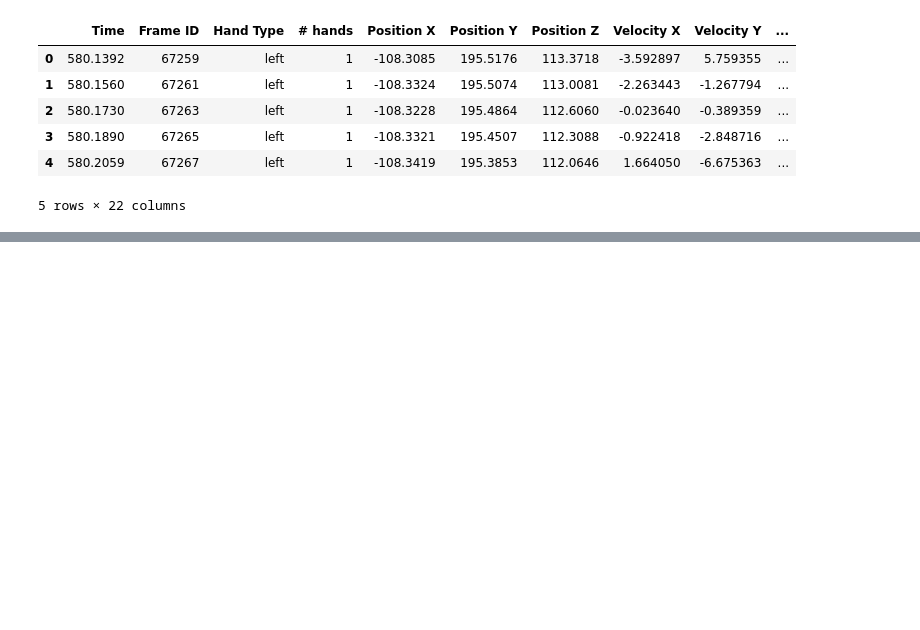
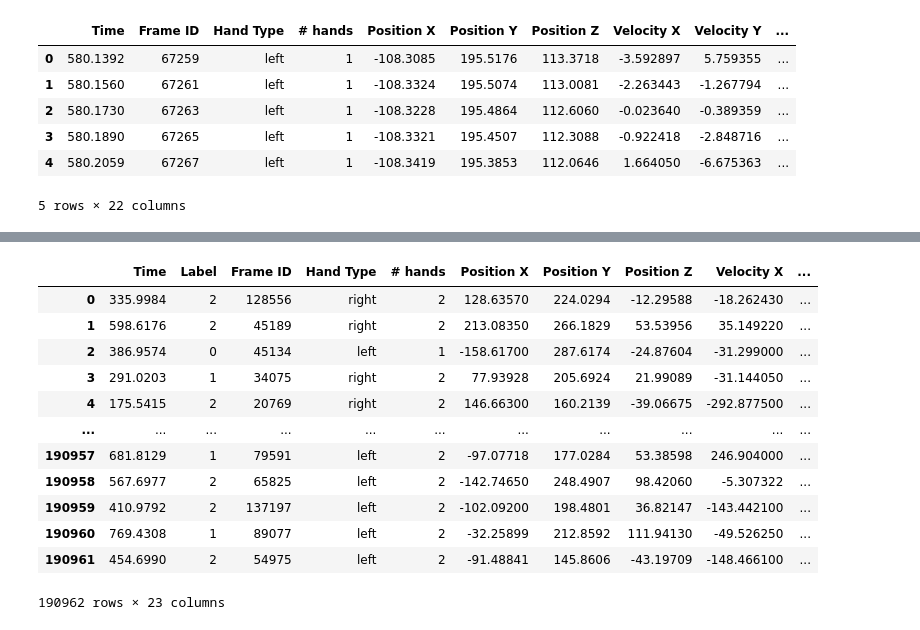
Before and after one commit to GalKoaz/Data-visualization, a Jupyter notebook: Hands.ipynb, the cells around one changed output, grey strips where cells are left out. Cells and saved outputs as stored; diff of their text form; code cells hidden in the pictures; blank space fills up the shorter version.

```diff
--- a/Hands.ipynb
+++ b/Hands.ipynb
@@ -68,0 +168,2 @@ Alone.head()
+# %%
+HandRight.reset_index(drop=True, inplace = True)
@@ -69,16 +180,23 @@ Alone.head()
+# %%
+def HandR(frame, df):
+    HandRight[" Hand Type"] = Series([1 if i == "right" else 2 for i in HandRight[" Hand Type"]])
+    HandRight.insert(loc=1, column='Label', value="0")
+    HandRight = HandRight.iloc[:len(frame)-1]
+    HandRight = HandRight.reset_index(drop=True)
+    df = pd.merge(df, HandRight, left_index=True, right_index=True)
 # %%
 def Makedataframe(CSV):
     df=pd.DataFrame()
     for CS in CSV:
         frame = pd.read_csv(CS)
         if str.__contains__(CS,"Alone"):
+            HandR(frame,df)
             frame.insert(loc=1, column='Label', value="0")
         elif str.__contains__(CS,"Sync"):
             frame.insert(loc=1, column='Label', value="1")
         elif str.__contains__(CS,"Spontan"):
             frame.insert(loc=1, column='Label', value="2")
         df=pd.concat([df,frame])
-    df = df.dropna()
     df.sort_index(inplace=True)
     return df
 # %%
@@ -129,0 +243,18 @@ train.head()
+# %%
+train.reset_index(drop=True, inplace = True)
+# %%
+train
+# %% [output]
+|  | Time | Label | Frame ID | Hand Type | # hands | Position X | Position Y | Position Z | Velocity X | ... |
+| 0 | 335.9984 | 2 | 128556 | right | 2 | 128.63570 | 224.0294 | -12.29588 | -18.262430 | ... |
+| 1 | 598.6176 | 2 | 45189 | right | 2 | 213.08350 | 266.1829 | 53.53956 | 35.149220 | ... |
+| 2 | 386.9574 | 0 | 45134 | left | 1 | -158.61700 | 287.6174 | -24.87604 | -31.299000 | ... |
+| 3 | 291.0203 | 1 | 34075 | right | 2 | 77.93928 | 205.6924 | 21.99089 | -31.144050 | ... |
+| 4 | 175.5415 | 2 | 20769 | right | 2 | 146.66300 | 160.2139 | -39.06675 | -292.877500 | ... |
+| ... | ... | ... | ... | ... | ... | ... | ... | ... | ... | ... |
+| 190957 | 681.8129 | 1 | 79591 | left | 2 | -97.07718 | 177.0284 | 53.38598 | 246.904000 | ... |
+| 190958 | 567.6977 | 2 | 65825 | left | 2 | -142.74650 | 248.4907 | 98.42060 | -5.307322 | ... |
+| 190959 | 410.9792 | 2 | 137197 | left | 2 | -102.09200 | 198.4801 | 36.82147 | -143.442100 | ... |
+| 190960 | 769.4308 | 1 | 89077 | left | 2 | -32.25899 | 212.8592 | 111.94130 | -49.526250 | ... |
+| 190961 | 454.6990 | 2 | 54975 | left | 2 | -91.48841 | 145.8606 | -43.19709 | -148.466100 | ... |
+190962 rows × 23 columns
```
Also changed, not shown: parts of 31 cells of this notebook.
